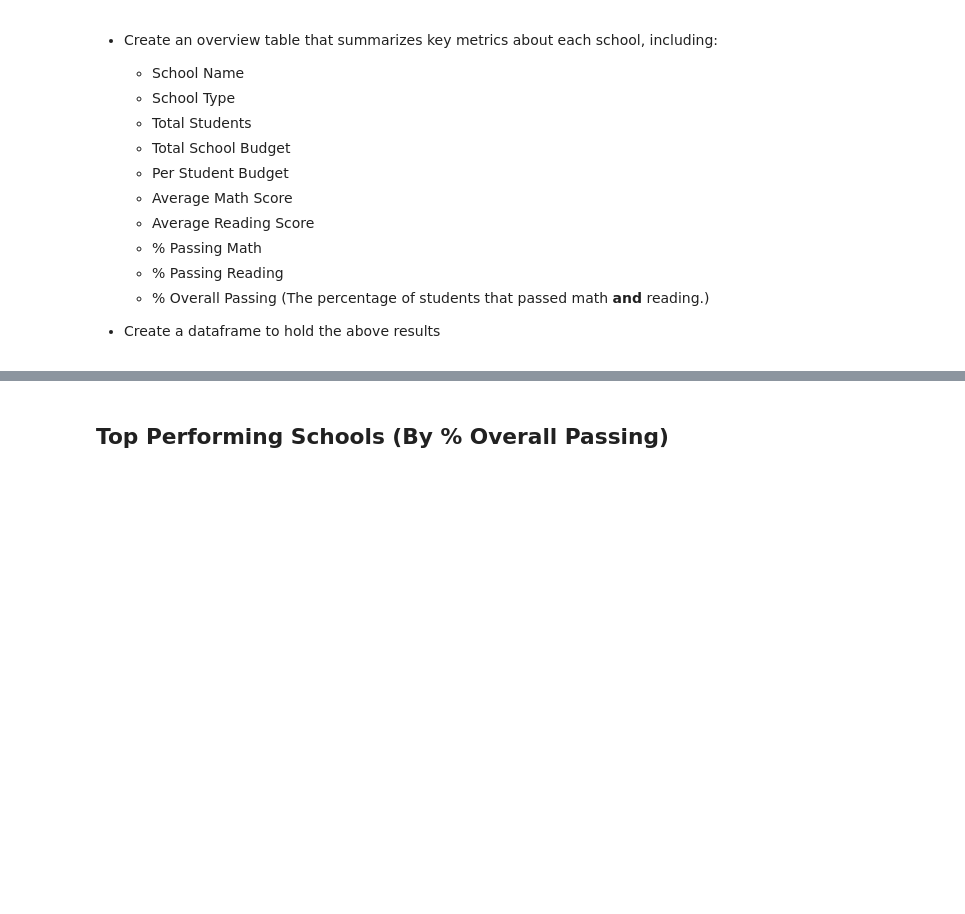
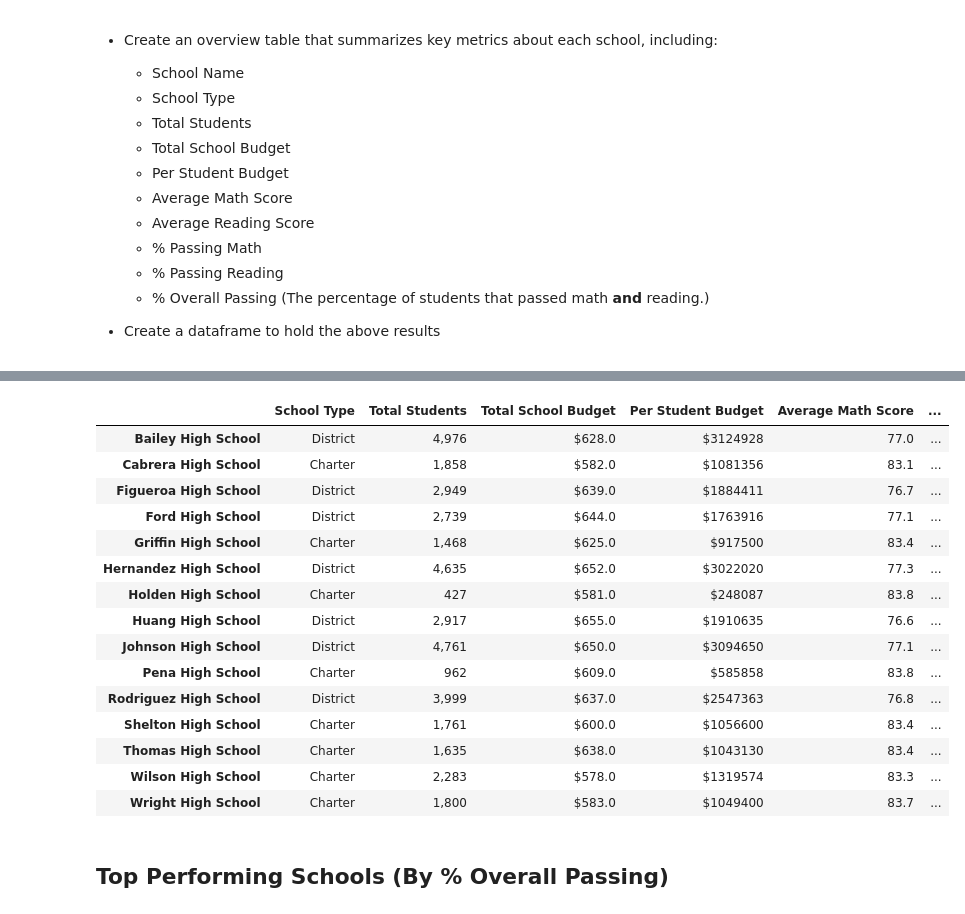
Before and after one commit to llhabers/pandas-challenge, a Jupyter notebook: PyCitySchools/PyCitySchools_starter.ipynb, the cells around one changed output, grey strips where cells are left out. Cells and saved outputs as stored; diff of their text form; code cells hidden in the pictures; blank space fills up the shorter version.

Commit message:
PyCitySchools

```diff
--- a/PyCitySchools/PyCitySchools_starter.ipynb
+++ b/PyCitySchools/PyCitySchools_starter.ipynb
@@ -511,3 +232,73 @@ ValueError: cannot reindex from a duplicate axis
+# %%
+# Create an index for the school budget.
+school_budget = school_data.set_index('school_name')['budget']
+# %%
+# Create an index for budget per student.
+student_budget = school_data.set_index('school_name')['budget']/school_data.set_index('school_name')['size']
+# %%
+# Calculate the average math and reading scores by school.
+avg_math_scores = school_by_name['math_score'].mean()
+avg_reading_scores = school_by_name['reading_score'].mean()
+# %%
+# Calculate the percentage of passing scores.
+passing_math_scores = school_data_complete[school_data_complete['math_score'] >= 70].groupby('school_name')['Student ID'].count()/students_per_school
+passing_reading_scores = school_data_complete[school_data_complete['reading_score'] >= 70].groupby('school_name')['Student ID'].count()/students_per_school
+overall_passing_scores = school_data_complete[(school_data_complete['reading_score'] >= 70) & (school_data_complete['math_score'] >= 70)].groupby('school_name')['Student ID'].count()/students_per_school
+# %%
+# Create a data frame for school summary.
+
+school_summary = pd.DataFrame({
+    "School Type": type_of_schools,
+    "Total Students": students_per_school,
+    "Per Student Budget": school_budget,
+    "Total School Budget": student_budget,
+    "Average Math Score": avg_math_scores,
+    "Average Reading Score": avg_reading_scores,
+    '% Passing Math': passing_math_scores,
+    '% Passing Reading': passing_reading_scores,
+    "Overall Passing Rate": overall_passing_scores
+})
+
+
+
+
+
+school_summary = school_summary[['School Type',
+                          'Total Students',
+                          'Total School Budget',
+                          'Per Student Budget',
+                          'Average Math Score',
+                          'Average Reading Score',
+                          '% Passing Math',
+                          '% Passing Reading',
+                          'Overall Passing Rate']]
+
+#formatting
+school_summary.style.format({'Total Students': '{:,}',
+                          "Total School Budget": "${:,}",
+                          "Per Student Budget": "${:.0f}",
+                          'Average Math Score': "{:.1f}",
+                          'Average Reading Score': "{:.1f}",
+                          "% Passing Math": "{:.1%}",
+                          "% Passing Reading": "{:.1%}",
+                          "Overall Passing Rate": "{:.1%}"})
+# %% [output]
+|  | School Type | Total Students | Total School Budget | Per Student Budget | Average Math Score | ... |
+| Bailey High School | District | 4,976 | $628.0 | $3124928 | 77.0 | ... |
+| Cabrera High School | Charter | 1,858 | $582.0 | $1081356 | 83.1 | ... |
+| Figueroa High School | District | 2,949 | $639.0 | $1884411 | 76.7 | ... |
+| Ford High School | District | 2,739 | $644.0 | $1763916 | 77.1 | ... |
+| Griffin High School | Charter | 1,468 | $625.0 | $917500 | 83.4 | ... |
+| Hernandez High School | District | 4,635 | $652.0 | $3022020 | 77.3 | ... |
+| Holden High School | Charter | 427 | $581.0 | $248087 | 83.8 | ... |
+| Huang High School | District | 2,917 | $655.0 | $1910635 | 76.6 | ... |
+| Johnson High School | District | 4,761 | $650.0 | $3094650 | 77.1 | ... |
+| Pena High School | Charter | 962 | $609.0 | $585858 | 83.8 | ... |
+| Rodriguez High School | District | 3,999 | $637.0 | $2547363 | 76.8 | ... |
+| Shelton High School | Charter | 1,761 | $600.0 | $1056600 | 83.4 | ... |
+| Thomas High School | Charter | 1,635 | $638.0 | $1043130 | 83.4 | ... |
+| Wilson High School | Charter | 2,283 | $578.0 | $1319574 | 83.3 | ... |
+| Wright High School | Charter | 1,800 | $583.0 | $1049400 | 83.7 | ... |
 # %% [markdown]
 ## Top Performing Schools (By % Overall Passing)
 # %% [markdown]
```
Also changed, not shown: parts of 41 cells of this notebook.
